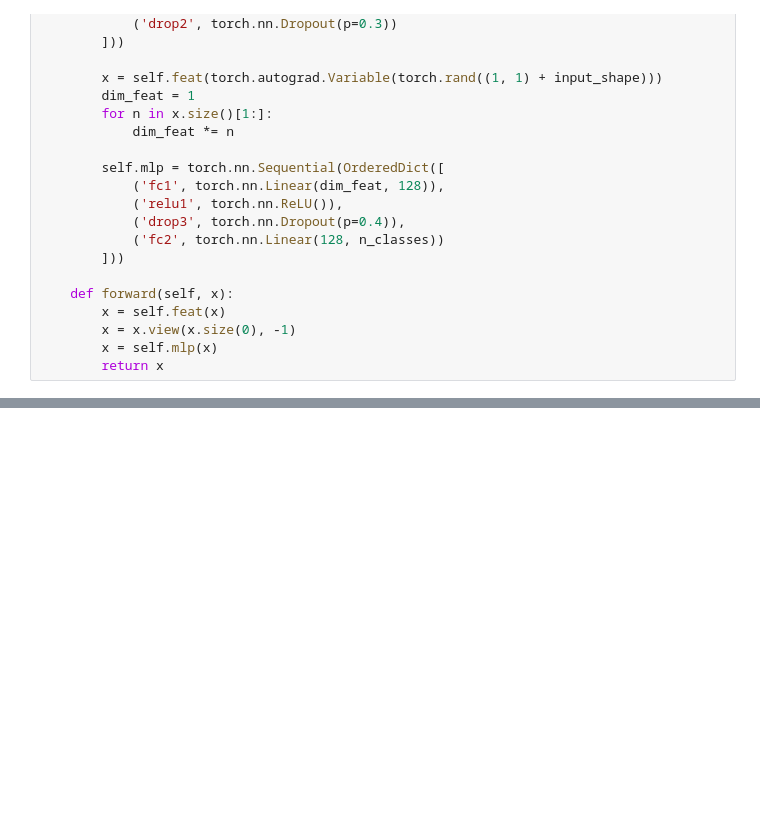
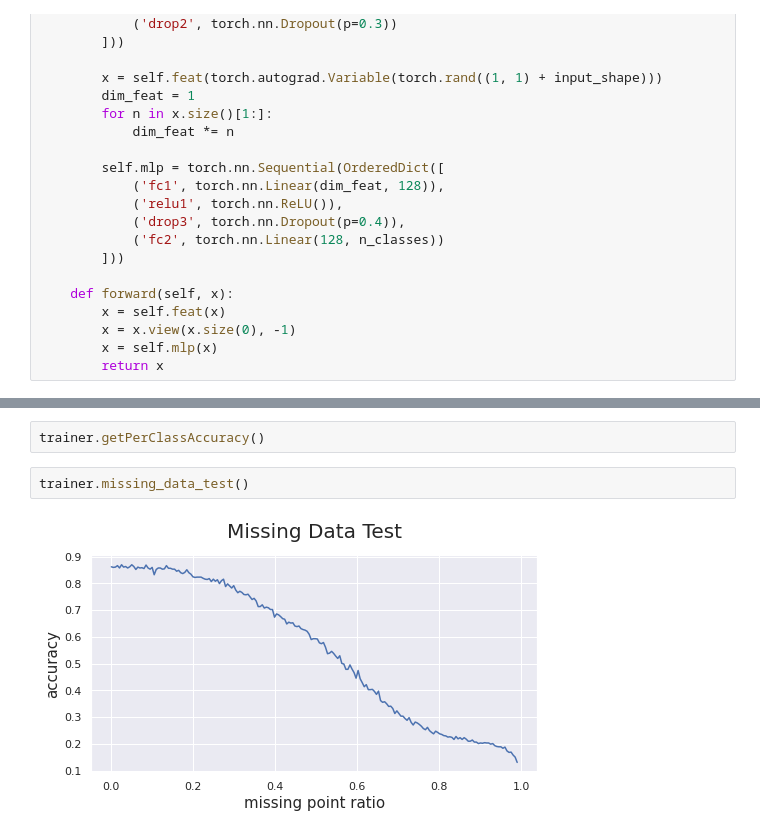
Before and after one commit to tabba98/neural-network, a Jupyter notebook: VoxNet.ipynb, the cells around one changed output, grey strips where cells are left out. Drawn from its saved outputs; the diff is of its cells as text; blank space fills up the shorter version.

```diff
--- a/VoxNet.ipynb
+++ b/VoxNet.ipynb
@@ -649,0 +686,6 @@ ax[1].legend()
+# %%
+trainer.getPerClassAccuracy()
+# %%
+trainer.missing_data_test()
+# %% [output]
+[figure, added]
```
Also changed, not shown: parts of 10 cells of this notebook.
